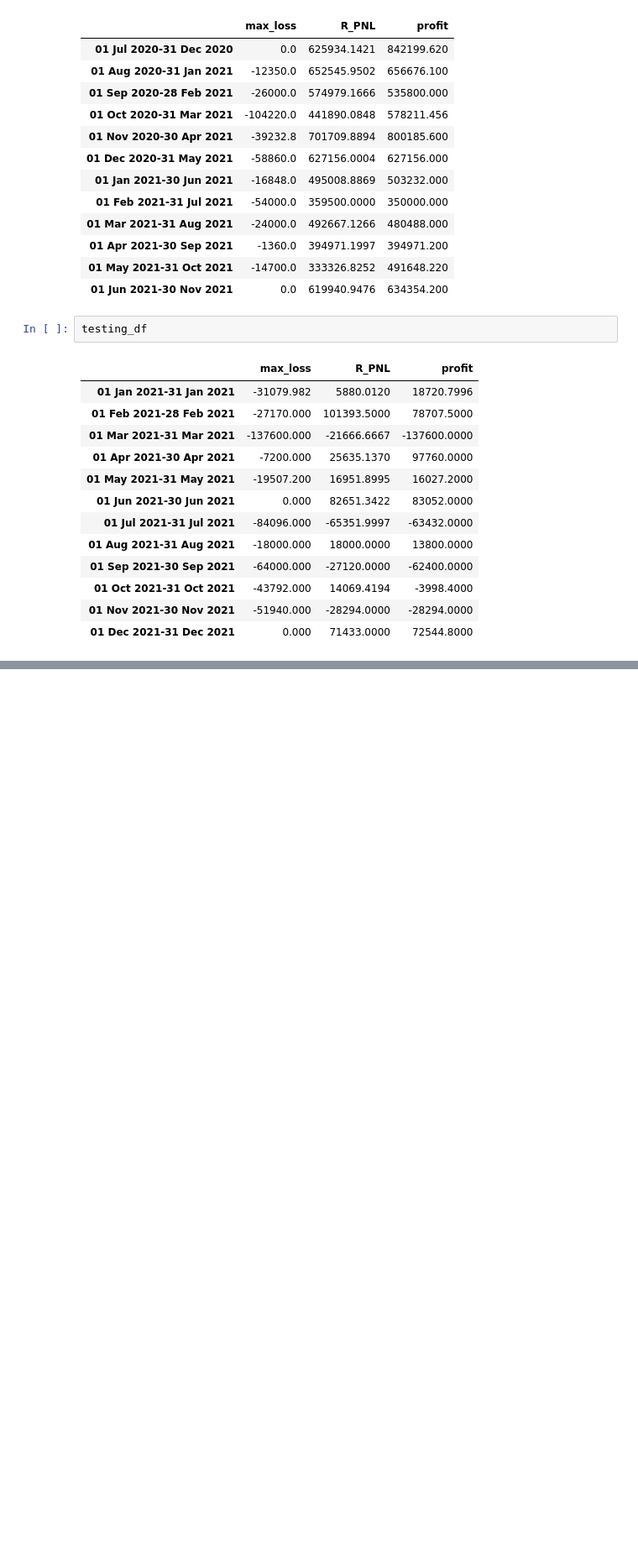
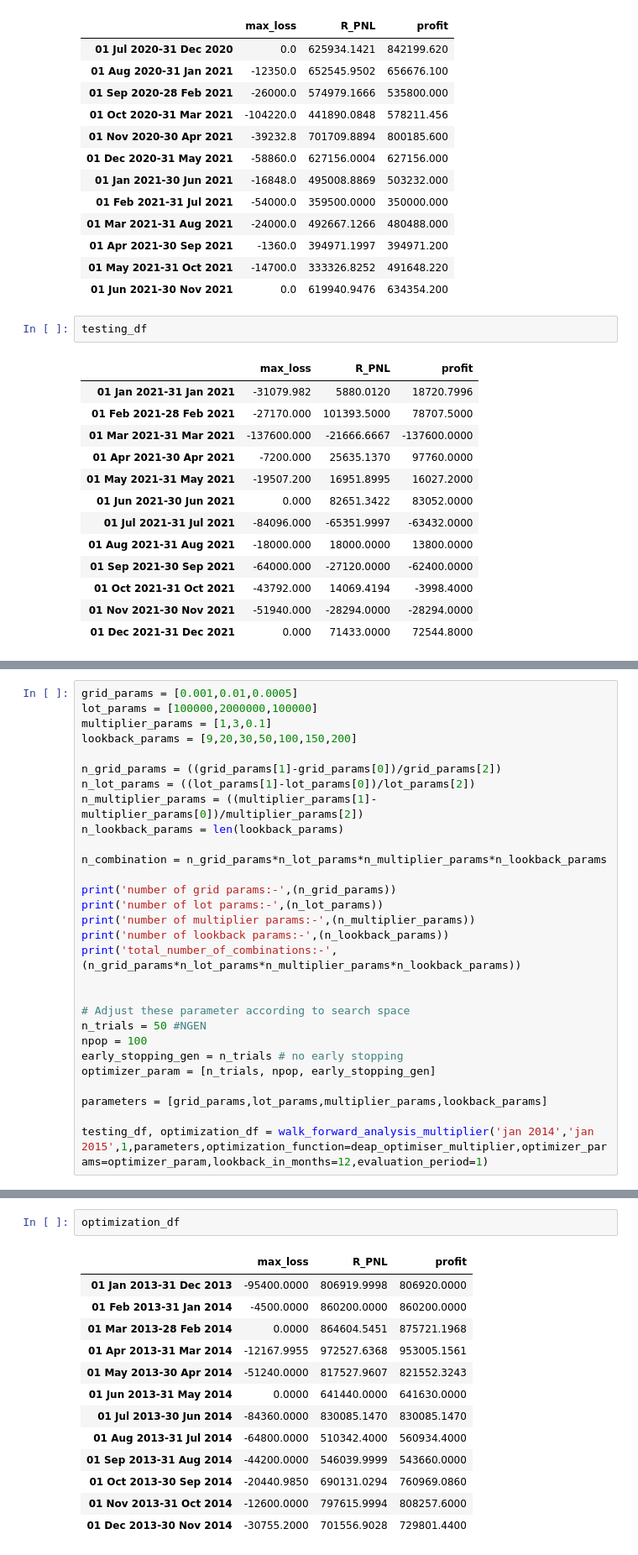
Before and after one commit to SamanvayMS/bp-Trading, a Jupyter notebook: Genetic_Algo_using_Deap_revise.ipynb, the cells around one changed output, grey strips where cells are left out. Shown at 84% size. Cells and saved outputs as stored; diff of their text form; blank space fills up the shorter version.

```diff
--- a/Genetic_Algo_using_Deap_revise.ipynb
+++ b/Genetic_Algo_using_Deap_revise.ipynb
@@ -1314,0 +1404,29 @@ testing_df
+# %%
+grid_params = [0.001,0.01,0.0005]
+lot_params = [100000,2000000,100000]
+multiplier_params = [1,3,0.1]
+lookback_params = [9,20,30,50,100,150,200]
+
+n_grid_params = ((grid_params[1]-grid_params[0])/grid_params[2])
+n_lot_params = ((lot_params[1]-lot_params[0])/lot_params[2])
+n_multiplier_params = ((multiplier_params[1]-multiplier_params[0])/multiplier_params[2])
+n_lookback_params = len(lookback_params)
+
+n_combination = n_grid_params*n_lot_params*n_multiplier_params*n_lookback_params
+
+print('number of grid params:-',(n_grid_params))
+print('number of lot params:-',(n_lot_params))
+print('number of multiplier params:-',(n_multiplier_params))
+print('number of lookback params:-',(n_lookback_params))
+print('total_number_of_combinations:-',(n_grid_params*n_lot_params*n_multiplier_params*n_lookback_params))
+
+
+# Adjust these parameter according to search space
+n_trials = 50 #NGEN
+npop = 100
+early_stopping_gen = n_trials # no early stopping
+optimizer_param = [n_trials, npop, early_stopping_gen]
+
+parameters = [grid_params,lot_params,multiplier_params,lookback_params]
+
+testing_df, optimization_df = walk_forward_analysis_multiplier('jan 2014','jan 2015',1,parameters,optimization_function=deap_optimiser_multiplier,optimizer_params=optimizer_param,lookback_in_months=12,evaluation_period=1)
@@ -1314,0 +1451,16 @@ testing_df
+# %%
+optimization_df
+# %% [output]
+|  | max_loss | R_PNL | profit |
+| 01 Jan 2013-31 Dec 2013 | -95400.0000 | 806919.9998 | 806920.0000 |
+| 01 Feb 2013-31 Jan 2014 | -4500.0000 | 860200.0000 | 860200.0000 |
+| 01 Mar 2013-28 Feb 2014 | 0.0000 | 864604.5451 | 875721.1968 |
+| 01 Apr 2013-31 Mar 2014 | -12167.9955 | 972527.6368 | 953005.1561 |
+| 01 May 2013-30 Apr 2014 | -51240.0000 | 817527.9607 | 821552.3243 |
+| 01 Jun 2013-31 May 2014 | 0.0000 | 641440.0000 | 641630.0000 |
+| 01 Jul 2013-30 Jun 2014 | -84360.0000 | 830085.1470 | 830085.1470 |
+| 01 Aug 2013-31 Jul 2014 | -64800.0000 | 510342.4000 | 560934.4000 |
+| 01 Sep 2013-31 Aug 2014 | -44200.0000 | 546039.9999 | 543660.0000 |
+| 01 Oct 2013-30 Sep 2014 | -20440.9850 | 690131.0294 | 760969.0860 |
+| 01 Nov 2013-31 Oct 2014 | -12600.0000 | 797615.9994 | 808257.6000 |
+| 01 Dec 2013-30 Nov 2014 | -30755.2000 | 701556.9028 | 729801.4400 |
```
Also changed, not shown: parts of 21 cells of this notebook, 1 other file.
